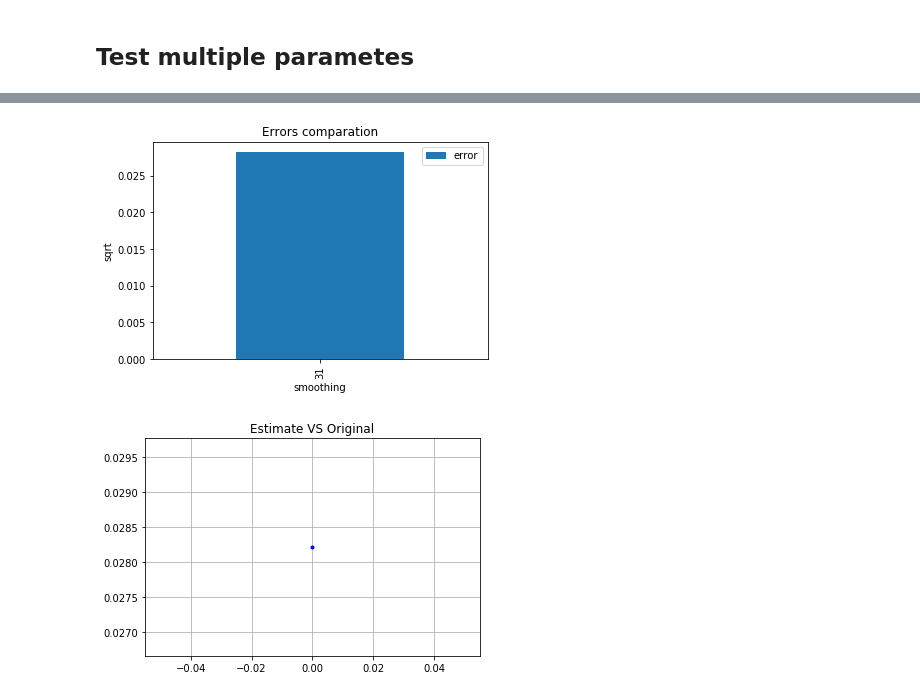
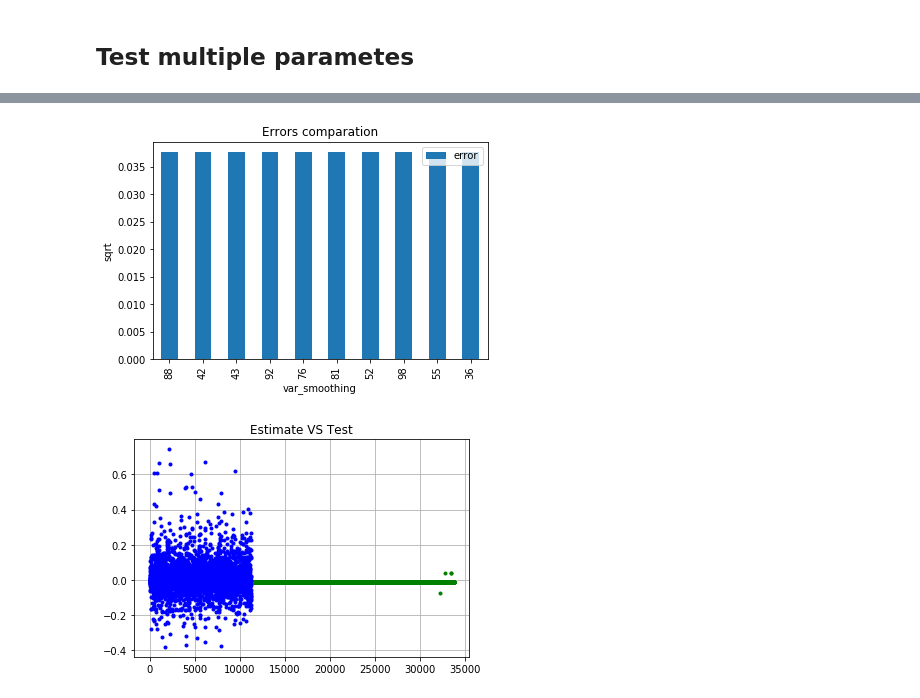
Before and after one commit to E7SATAI/wageForcasterMx, a Jupyter notebook: eda/naive-bayes.ipynb, the cells around one changed output, grey strips where cells are left out. Saved outputs shown, nothing was run; the diff lists cells and outputs as text; code cells hidden in the pictures.

Commit message:
New chart estimates vs test

```diff
--- a/eda/naive-bayes.ipynb
+++ b/eda/naive-bayes.ipynb
@@ -198,16 +204,15 @@ def perform_fit(df, var_smoothing):
 # %%
 def get_error_and_smoothing(df, loop_quantity):
 
-    errors_smoothing_array = []
+    naive_bayes_dic_array = []
 
     for i in range(1, loop_quantity):
         params = get_random_params()
         var_smoothing = params.get('var_smoothing')
-        error = perform_fit(df, var_smoothing)
-        error_smoothing_dic = {'var_smoothing': var_smoothing, 'error': error}
-        errors_smoothing_array.append(error_smoothing_dic)
+        naive_bayes_dic = perform_fit(df, var_smoothing)
+        naive_bayes_dic_array.append(naive_bayes_dic)
 
-    return errors_smoothing_array
+    return naive_bayes_dic_array
 # %%
- errors_smoothing_array = get_error_and_smoothing(data, 2)
+ naive_bayes_dic_array = get_error_and_smoothing(data, 11)
 # %%
@@ -217,8 +238,10 @@ def get_error_and_smoothing(df, loop_quantity):
 # %%
 var_smoothing_array = []
 error_array = []
+estimates_array = []
 
-for dic in  errors_smoothing_array:
+for dic in naive_bayes_dic_array:
 
     var_smoothing_array.append(dic.get('var_smoothing'))
     error_array.append(dic.get('error'))
+    estimates_array.append(dic.get('estimates'))
@@ -225,6 +279,6 @@ for dic in  errors_smoothing_array:
 # %%
 df_errors_sqrt = pd.DataFrame({
-    'smoothing': var_smoothing_array,
+    'var_smoothing': var_smoothing_array,
     'error': error_array
 })
 # %%
@@ -234,20 +288,20 @@ df_errors_sqrt['error'].min()
 # %%
 df_errors_sqrt.to_csv('errors.csv')
 # %%
-df_errors_sqrt.plot.bar(x="smoothing", y="error")
+df_errors_sqrt.plot.bar(x="var_smoothing", y="error")
 plt.title("Errors comparation")
 plt.ylabel("sqrt")
 plt.show()
 # %% [output]
-[figure, old version]
+[figure, new version]
 # %%
-plt.plot(df_errors_sqrt['error'], '.b')
-# plt.plot(train.y, train.y, '.r')
-plt.title("Estimate VS Original")
+plt.plot(all_estimates, '.g')
+plt.plot(test_y, '.b')
+plt.title("Estimate VS Test")
 plt.grid()
 plt.show()
 # %% [output]
-[figure, old version]
+[figure, new version]
 # %%
 df_errors_sqrt.plot.kde()
 plt.title("Error distribution")
```
Also changed, not shown: parts of 11 cells of this notebook.
